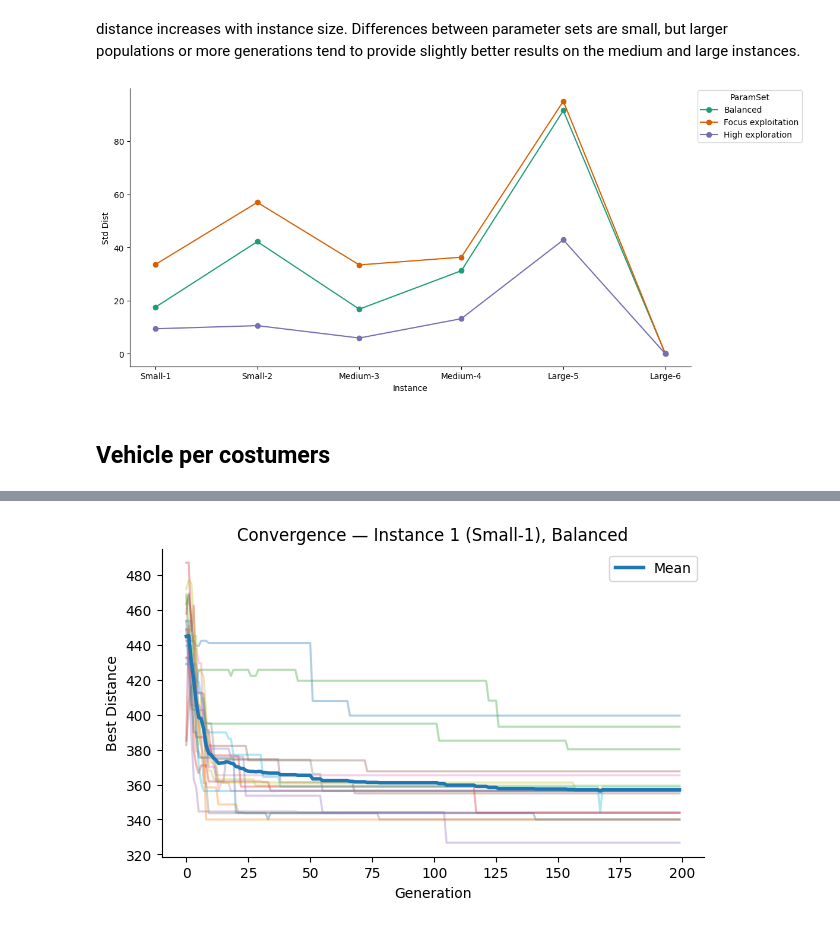
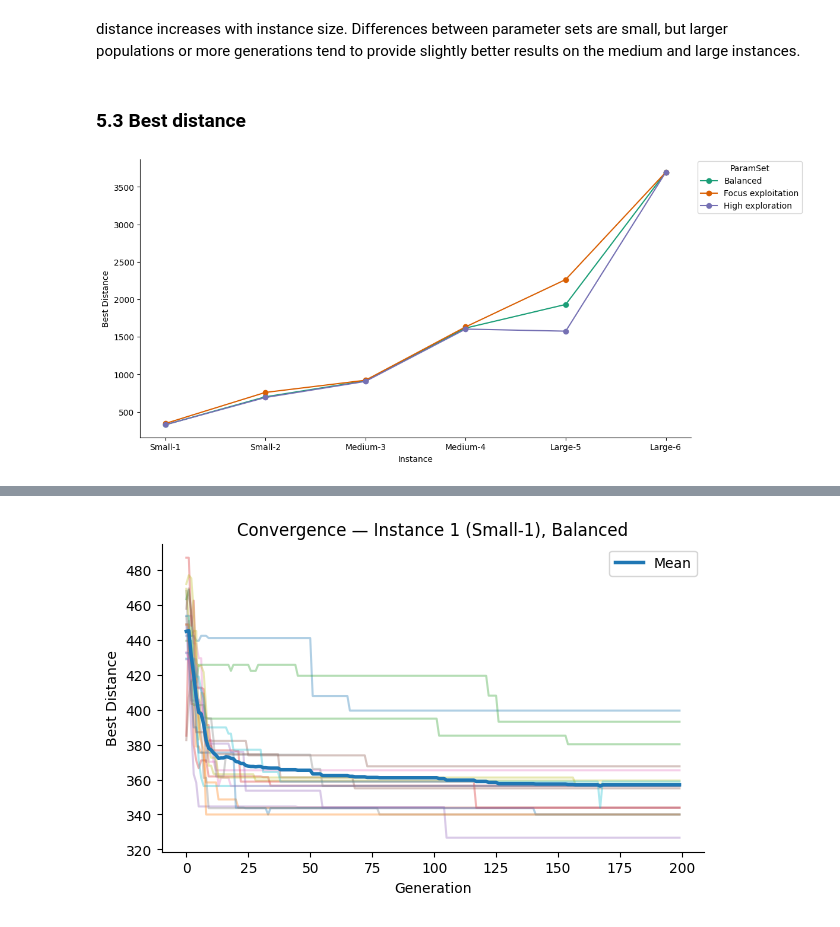
Before and after one commit to jofa016/ACIT4610---Mandatory-1, a Jupyter notebook: MAIN_CODE_BHF.ipynb, the cells around one changed output, grey strips where cells are left out. Saved outputs shown, nothing was run; the diff lists cells and outputs as text; code cells hidden in the pictures.

```diff
--- a/MAIN_CODE_BHF.ipynb
+++ b/MAIN_CODE_BHF.ipynb
@@ -86,7 +79,7 @@ Instance3_mediumgroup = VRPInstance(depot=depot, vehicles=11, customers=customer
 Instance4_mediumgroup = VRPInstance(depot=depot, vehicles=22, customers=customers[:28])
 
 # Large Group
-Instance5_largeroup = VRPInstance(depot=depot, vehicles=20, customers=customers[:50])
+Instance5_largegroup = VRPInstance(depot=depot, vehicles=20, customers=customers[:50])
 Instance6_largegroup = VRPInstance(depot=depot, vehicles=48, customers=customers[:48])
 
 
@@ -95,12 +88,15 @@ Instance6_largegroup = VRPInstance(depot=depot, vehicles=48, customers=customers
 
 class Individual(NamedTuple):
     perm: List[int]  # visit order
-    cuts: List[int]  # split it to routes for each vehicle  (could also be put in dic check later)
+    cuts: List[int]  # split it to routes for each vehicle
 
 # random intializer
 
 def random_individual(N: int, V: int, rng:random.Random) -> Individual:
     # random permutation of all customers
+    if V > N:
+        raise ValueError("the number of vehicles cannot exceed number of customers.")
+
     perm = list(range(1, N+1))
     rng.shuffle(perm)
 
@@ -124,10 +120,9 @@ def decode_routes(ind: Individual, V:int) -> List[List[int]]:
         prev = c
     routes.append(perm[prev:])
 
-    # maybe sanity test here later
     return routes
 
-def route_distance(route: List[int], dmat) -> float:
+def route_distance(route: List[int], dmat) -> float: # distance per vehicle
     total = 0.0
     prev = 0
     for c in route:
@@ -136,7 +131,7 @@ def route_distance(route: List[int], dmat) -> float:
     total += dmat[prev, 0] # final route to back to depot
     return float(total)
 
-def total_distance(ind: Individual, dmat, V: int) -> float:
+def total_distance(ind: Individual, dmat, V: int) -> float:# distance of all the routes in a scenario
     routes = decode_routes(ind, V)
     return sum(route_distance(r, dmat) for r in routes)
 # %% [markdown]
@@ -307,7 +315,7 @@ plot_routes(best_ind, customers=instance.customers, depot=instance.depot, n_vehi
 # %%
 # List of instances
 instances = [Instance1_smallgroup, Instance2_smallgroup, Instance3_mediumgroup,
-             Instance4_mediumgroup, Instance5_largeroup, Instance6_largegroup]
+             Instance4_mediumgroup, Instance5_largegroup, Instance6_largegroup]
 
 n_instances = len(instances)
 cols = 2
@@ -517,7 +516,7 @@ plt.show()
 fig, ax = plt.subplots(figsize=(10, 5.2), layout='constrained')
 df_sorted = df_results.sort_values('Instance', ascending=True)
 for i, (series_name, series) in enumerate(df_sorted.groupby('ParamSet')):
-    _plot_series(series, series_name, i, ycol="MeanDist")
+    plot_instance_metric(series, series_name, i, ycol="MeanDist")
 fig.legend(title='ParamSet', bbox_to_anchor=(1, 1), loc='upper left')
 sns.despine(fig=fig, ax=ax)
 plt.xlabel('Instance')
@@ -529,24 +528,23 @@ plt.show()
 [figure]
 # %% [markdown]
 distance increases with instance size. Differences between parameter sets are small, but larger populations or more generations tend to provide slightly better results on the medium and large instances.
+# %% [markdown]
+### 5.3 **Best distance**
 # %%
-
-# Final Best distances plot
 fig, ax = plt.subplots(figsize=(10, 5.2), layout='constrained')
 df_sorted = df_results.sort_values('Instance', ascending=True)
+
 for i, (series_name, series) in enumerate(df_sorted.groupby('ParamSet')):
-    _plot_series(series, series_name, i, ycol="StdDist")
+    plot_instance_metric(series, series_name, i, ycol="BestDist")
+
 fig.legend(title='ParamSet', bbox_to_anchor=(1, 1), loc='upper left')
 sns.despine(fig=fig, ax=ax)
 plt.xlabel('Instance')
-plt.ylabel('Std Dist')
-plt.xticks(ticks=df_sorted['Instance'].unique(),
-           labels=[instance_labels[i] for i in df_sorted['Instance'].unique()])
-
-
-# plt.yscale("log")
+plt.ylabel('Best Distance')
+plt.xticks(
+    ticks=df_sorted['Instance'].unique(),
+    labels=[instance_labels[i] for i in df_sorted['Instance'].unique()]
+)
 plt.show()
 # %% [output]
-[figure, old version]
+[figure, new version]
-# %% [markdown]
-## Vehicle per costumers
```
Also changed, not shown: parts of 49 cells of this notebook, 4 other files.
